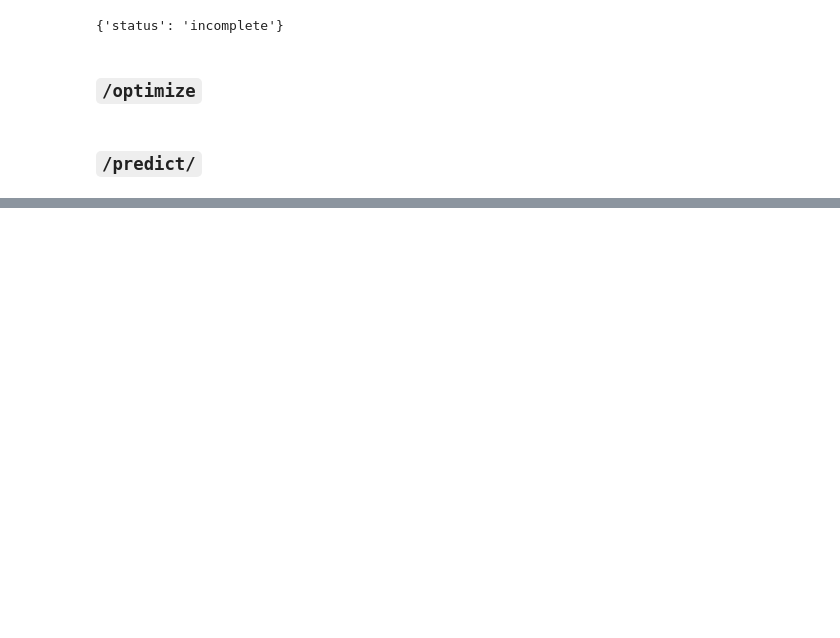
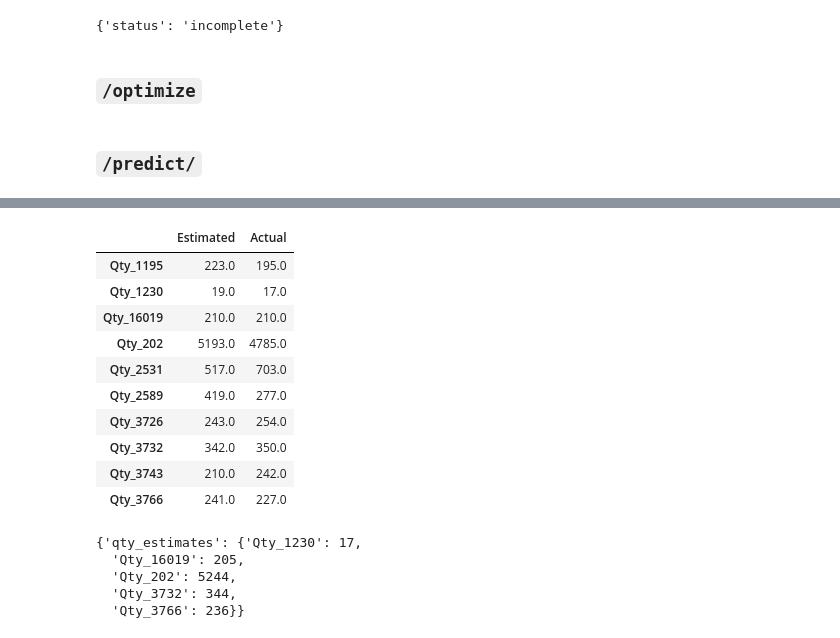
Before and after one commit to sutd-rms/fillet-flask, a Jupyter notebook: Notebooks/Test Environment-Copy1.ipynb, the cells around one changed output, grey strips where cells are left out. Saved outputs shown, nothing was run; the diff lists cells and outputs as text; code cells hidden in the pictures; blank space fills up the shorter version.

```diff
--- a/Notebooks/Test Environment-Copy1.ipynb
+++ b/Notebooks/Test Environment-Copy1.ipynb
@@ -226,0 +231,43 @@ Input Prices Quantities:
+# %%
+# Predict Sales Qty and Compare to Actual
+
+import requests
+import json
+
+url = 'https://fillet.azurewebsites.net/predict/'
+# url = 'http://localhost:5000/predict/'
+
+payload = {'prices': a_input, 'project_id': 7}
+
+headers = {'content-type': 'application/json', 'Accept-Charset': 'UTF-8'}
+
+payload = json.dumps(payload)
+r = requests.post(url, data=payload, headers=headers)
+qty = r.json()['qty_estimates']
+qty_outp = {}
+for key in qty.keys():
+    qty_outp[key] = round(qty[key], 0)
+actual = a[[
+    col for col in sales_data_wide_clean.columns if col.startswith('Qty_')
+]].iloc[0].to_dict()
+pd.DataFrame([qty_outp, actual], index=['Estimated', 'Actual']).transpose()
+# %% [output]
+|  | Estimated | Actual |
+| Qty_1195 | 223.0 | 195.0 |
+| Qty_1230 | 19.0 | 17.0 |
+| Qty_16019 | 210.0 | 210.0 |
+| Qty_202 | 5193.0 | 4785.0 |
+| Qty_2531 | 517.0 | 703.0 |
+| Qty_2589 | 419.0 | 277.0 |
+| Qty_3726 | 243.0 | 254.0 |
+| Qty_3732 | 342.0 | 350.0 |
+| Qty_3743 | 210.0 | 242.0 |
+| Qty_3766 | 241.0 | 227.0 |
+# %%
+r.json()
+# %% [output]
+{'qty_estimates': {'Qty_1230': 17,
+  'Qty_16019': 205,
+  'Qty_202': 5244,
+  'Qty_3732': 344,
+  'Qty_3766': 236}}
```
Also changed, not shown: parts of 7 cells of this notebook, 3 other files.
